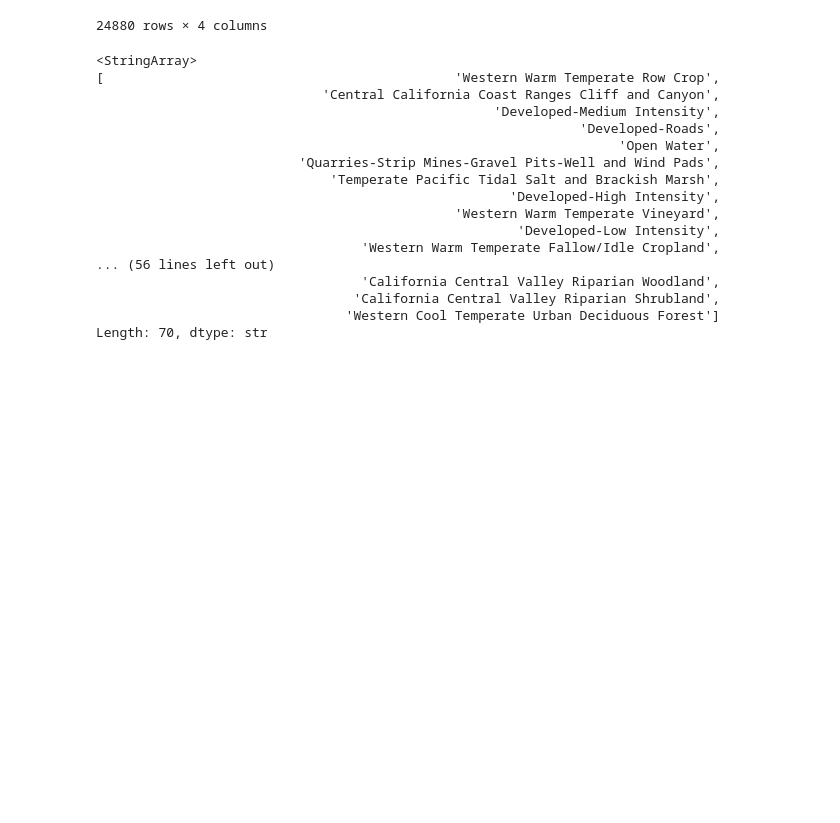
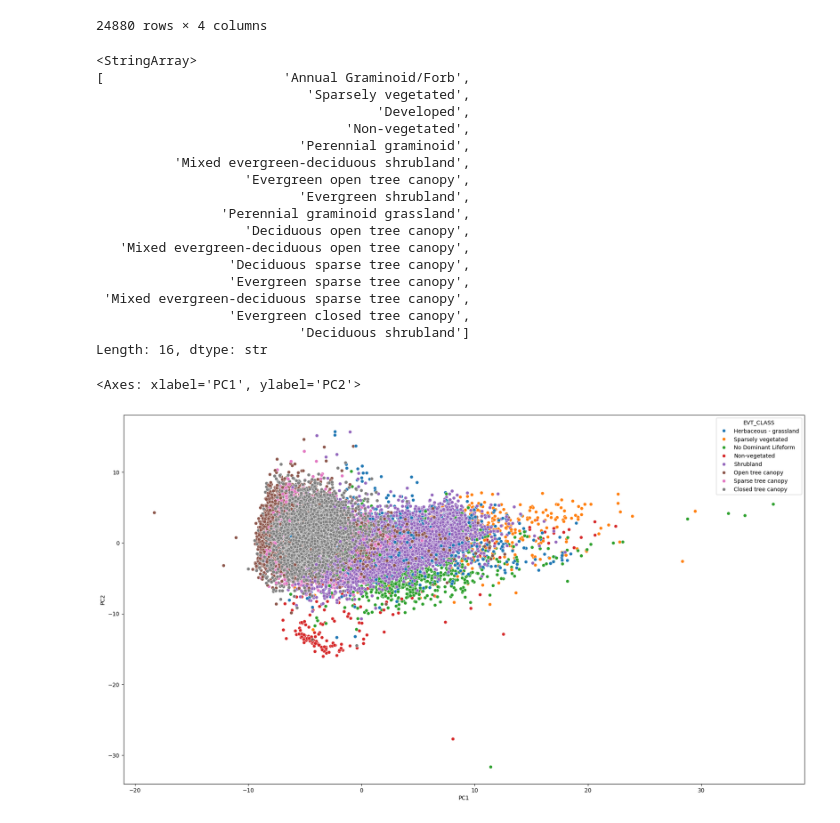
Before and after one commit to sig-gis/eo-fuels-extrapolation, a Jupyter notebook: analysis/fuels_characteristics_eval.ipynb, the cells around one changed output. Cells and saved outputs as stored; diff of their text form; code cells hidden in the pictures; blank space fills up the shorter version.

```diff
--- a/analysis/fuels_characteristics_eval.ipynb
+++ b/analysis/fuels_characteristics_eval.ipynb
@@ -215,22 +247,58 @@ fuels_sample_gdf[['evt','EVT_NAME','EVT_CLASS','EVT_SBCLS']]
 | 24879 | 7177 | California Coastal Closed-Cone Co... | Closed tree canopy | Evergreen closed tree canopy |
 24880 rows × 4 columns
 # %%
-fuels_sample_gdf['EVT_NAME'].unique()
+fuels_sample_gdf['EVT_SBCLS'].unique()
 # %% [output]
 <StringArray>
-[                                             'Western Warm Temperate Row Crop',
-                             'Central California Coast Ranges Cliff and Canyon',
-                                                   'Developed-Medium Intensity',
-                                                              'Developed-Roads',
-                                                                   'Open Water',
-                          'Quarries-Strip Mines-Gravel Pits-Well and Wind Pads',
-                              'Temperate Pacific Tidal Salt and Brackish Marsh',
-                                                     'Developed-High Intensity',
-                                              'Western Warm Temperate Vineyard',
-                                                      'Developed-Low Intensity',
-                                  'Western Warm Temperate Fallow/Idle Cropland',
-... (56 lines left out)
-                                  'California Central Valley Riparian Woodland',
-                                 'California Central Valley Riparian Shrubland',
-                                'Western Cool Temperate Urban Deciduous Forest']
-Length: 70, dtype: str
+[                       'Annual Graminoid/Forb',
+                           'Sparsely vegetated',
+                                    'Developed',
+                                'Non-vegetated',
+                          'Perennial graminoid',
+          'Mixed evergreen-deciduous shrubland',
+                   'Evergreen open tree canopy',
+                          'Evergreen shrubland',
+                'Perennial graminoid grassland',
+                   'Deciduous open tree canopy',
+   'Mixed evergreen-deciduous open tree canopy',
+                 'Deciduous sparse tree canopy',
+                 'Evergreen sparse tree canopy',
+ 'Mixed evergreen-deciduous sparse tree canopy',
+                 'Evergreen closed tree canopy',
+                          'Deciduous shrubland']
+Length: 16, dtype: str
+# %%
+from sklearn.preprocessing import StandardScaler, LabelEncoder
+from sklearn.model_selection import train_test_split
+
+fuels_inputs = fuels_sample_gdf[feature_list]
+fuels_inputs_alphaearth = fuels_sample_gdf[alphaearth_features]
+fuels_inputs_woalphaearth = fuels_sample_gdf[feature_list_wo_alphaearth]
+
+fuels_target = fuels_sample_gdf['EVT_SBCLS']
+
+scaler = StandardScaler()
+encoder = LabelEncoder()
+
+fuels_inputs_scaled = scaler.fit_transform(fuels_inputs)
+fuels_inputs_alphaearth_scaled = scaler.fit_transform(fuels_inputs_alphaearth)
+fuels_inputs_woalphaearth_scaled = scaler.fit_transform(fuels_inputs_woalphaearth)
+
+
+fuels_sample_viz = fuels_sample_gdf.copy()
+# %%
+from sklearn.decomposition import PCA
+
+pca = PCA(n_components=2)
+
+fuels_pca = pca.fit_transform(fuels_inputs_woalphaearth_scaled)
+
+fuels_sample_viz['PC1'] = fuels_pca[:,0]
+fuels_sample_viz['PC2'] = fuels_pca[:,1]
+# %%
+plt.figure(figsize=(22,12))
+
+sns.scatterplot(fuels_sample_viz,x='PC1',y='PC2',hue='EVT_CLASS')
+# %% [output]
+<Axes: xlabel='PC1', ylabel='PC2'>
+[figure, added]
```
Also changed, not shown: parts of 9 cells of this notebook.
